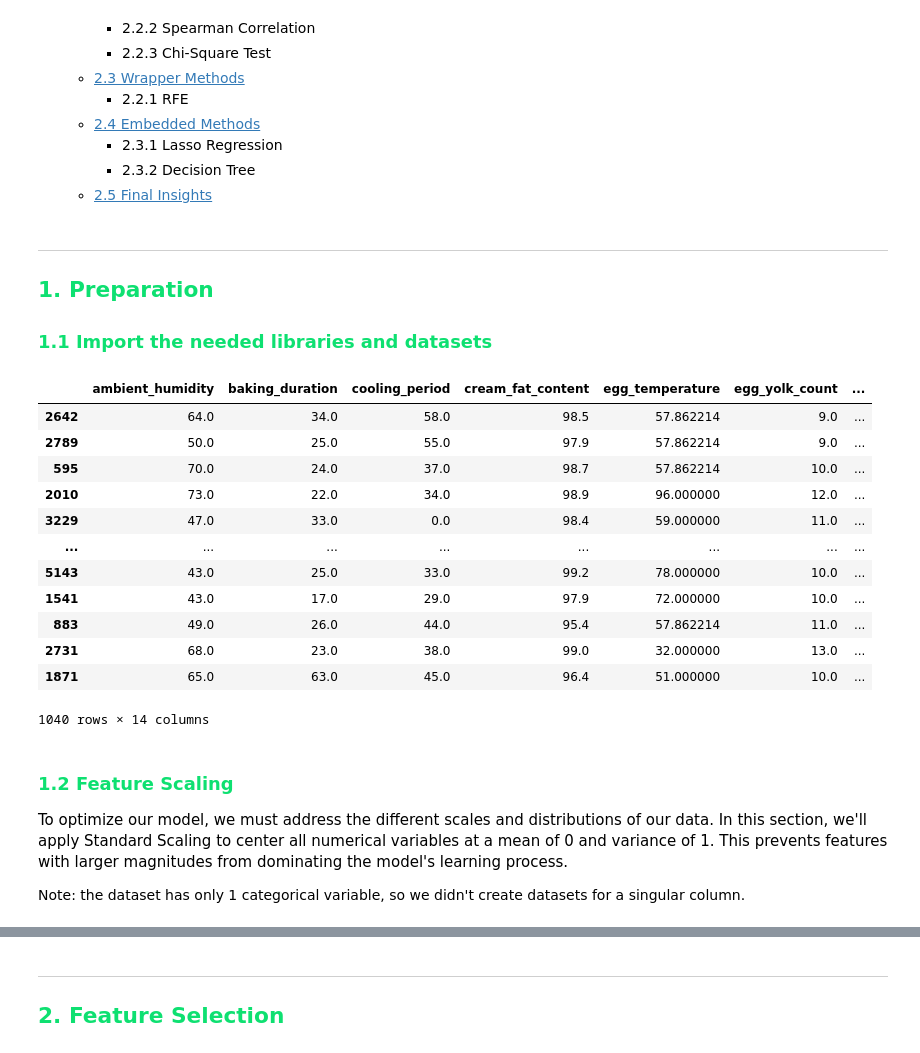
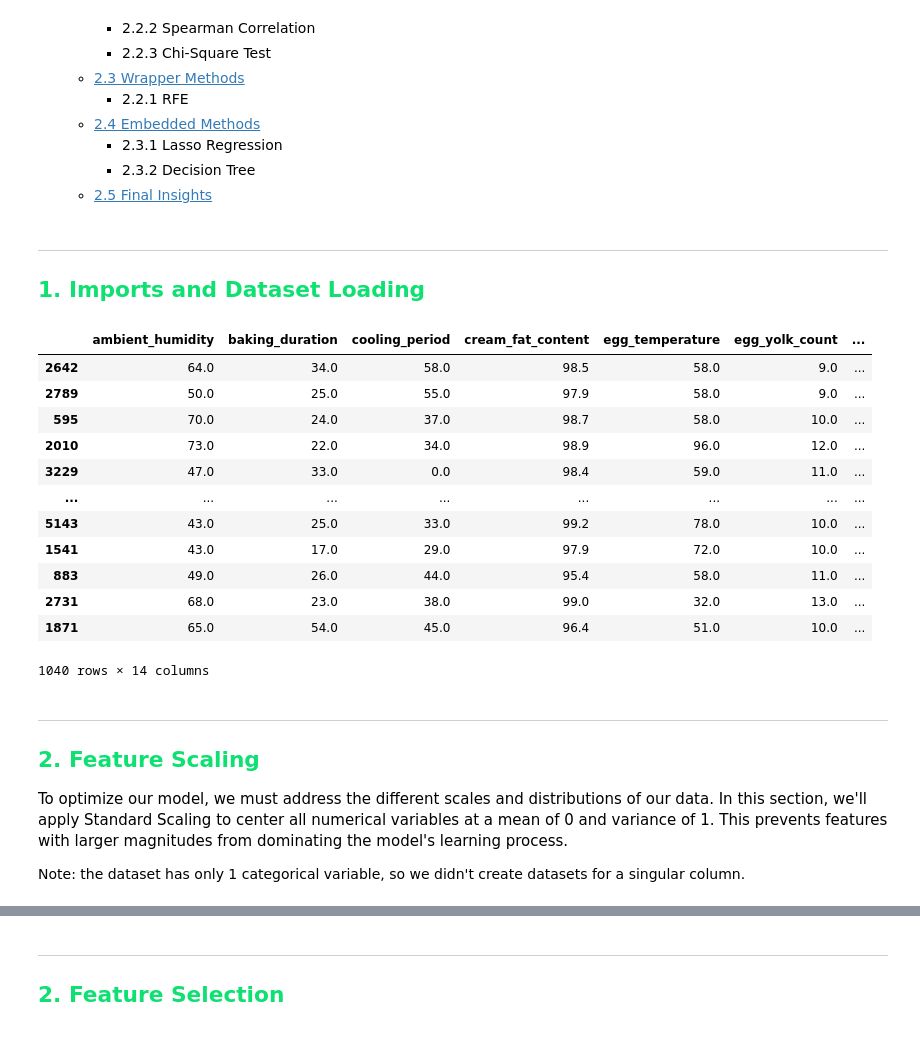
Before and after one commit to gugaffranco/MachineLearning1G08, a Jupyter notebook: ML08_NB3_FEATUREMGMT.ipynb, the cells around one changed output, grey strips where cells are left out. Cells and saved outputs as stored; diff of their text form; code cells hidden in the pictures.

```diff
--- a/ML08_NB3_FEATUREMGMT.ipynb
+++ b/ML08_NB3_FEATUREMGMT.ipynb
@@ -30,8 +30,7 @@
     * [2.5 Final Insights](#15th-bullet)<br>
 # %% [markdown]
 <hr style = "border: 3px solid #0EE071;">
-<h2  style = "color : #0EE071;"> 1. Preparation</h2>
-<h3 style="color: #0EE071;">1.1 Import the needed libraries and datasets</h3>
+<h2  style = "color : #0EE071;"> 1. Imports and Dataset Loading</h2>
 # %%
 import pandas as pd
 import numpy as np
@@ -53,26 +52,28 @@ import warnings
 warnings.filterwarnings("ignore")
 # %%
 X_train = pd.read_pickle('Nata_files/data_clean/X_train_clean.pkl')
-X_val = pd.read_pickle('Nata_files/data_clean/X_val_clean.pkl')
+X_val = pd.read_pickle('Nata_files/data_clean/X_test_clean.pkl')
 y_train = pd.read_pickle('Nata_files/data_clean/y_train_clean.pkl')
-y_val = pd.read_pickle('Nata_files/data_clean/y_val_clean.pkl')
-X_val
+y_val = pd.read_pickle('Nata_files/data_clean/y_test_clean.pkl')
+
+X_val.head()
 # %% [output]
 |  | ambient_humidity | baking_duration | cooling_period | cream_fat_content | egg_temperature | egg_yolk_count | ... |
-| 2642 | 64.0 | 34.0 | 58.0 | 98.5 | 57.862214 | 9.0 | ... |
-| 2789 | 50.0 | 25.0 | 55.0 | 97.9 | 57.862214 | 9.0 | ... |
-| 595 | 70.0 | 24.0 | 37.0 | 98.7 | 57.862214 | 10.0 | ... |
-| 2010 | 73.0 | 22.0 | 34.0 | 98.9 | 96.000000 | 12.0 | ... |
-| 3229 | 47.0 | 33.0 | 0.0 | 98.4 | 59.000000 | 11.0 | ... |
+| 2642 | 64.0 | 34.0 | 58.0 | 98.5 | 58.0 | 9.0 | ... |
+| 2789 | 50.0 | 25.0 | 55.0 | 97.9 | 58.0 | 9.0 | ... |
+| 595 | 70.0 | 24.0 | 37.0 | 98.7 | 58.0 | 10.0 | ... |
+| 2010 | 73.0 | 22.0 | 34.0 | 98.9 | 96.0 | 12.0 | ... |
+| 3229 | 47.0 | 33.0 | 0.0 | 98.4 | 59.0 | 11.0 | ... |
 | ... | ... | ... | ... | ... | ... | ... | ... |
-| 5143 | 43.0 | 25.0 | 33.0 | 99.2 | 78.000000 | 10.0 | ... |
-| 1541 | 43.0 | 17.0 | 29.0 | 97.9 | 72.000000 | 10.0 | ... |
-| 883 | 49.0 | 26.0 | 44.0 | 95.4 | 57.862214 | 11.0 | ... |
-| 2731 | 68.0 | 23.0 | 38.0 | 99.0 | 32.000000 | 13.0 | ... |
-| 1871 | 65.0 | 63.0 | 45.0 | 96.4 | 51.000000 | 10.0 | ... |
+| 5143 | 43.0 | 25.0 | 33.0 | 99.2 | 78.0 | 10.0 | ... |
+| 1541 | 43.0 | 17.0 | 29.0 | 97.9 | 72.0 | 10.0 | ... |
+| 883 | 49.0 | 26.0 | 44.0 | 95.4 | 58.0 | 11.0 | ... |
+| 2731 | 68.0 | 23.0 | 38.0 | 99.0 | 32.0 | 13.0 | ... |
+| 1871 | 65.0 | 54.0 | 45.0 | 96.4 | 51.0 | 10.0 | ... |
 1040 rows × 14 columns
 # %% [markdown]
-<h3 style="color: #0EE071;">1.2 Feature Scaling</h3>
+<hr style = "border: 3px solid #0EE071;">
+<h2  style = "color : #0EE071;"> 2. Feature Scaling</h2>
 <p style = "font-size : 15px;">To optimize our model, we must address the different scales and distributions of our data. In this section, we'll apply Standard Scaling to center all numerical variables at a mean of 0 and variance of 1. This prevents features with larger magnitudes from dominating the model's learning process.</p>
 
 Note: the dataset has only 1 categorical variable, so we didn't create datasets for a singular column.
```
Also changed, not shown: parts of 10 cells of this notebook.
